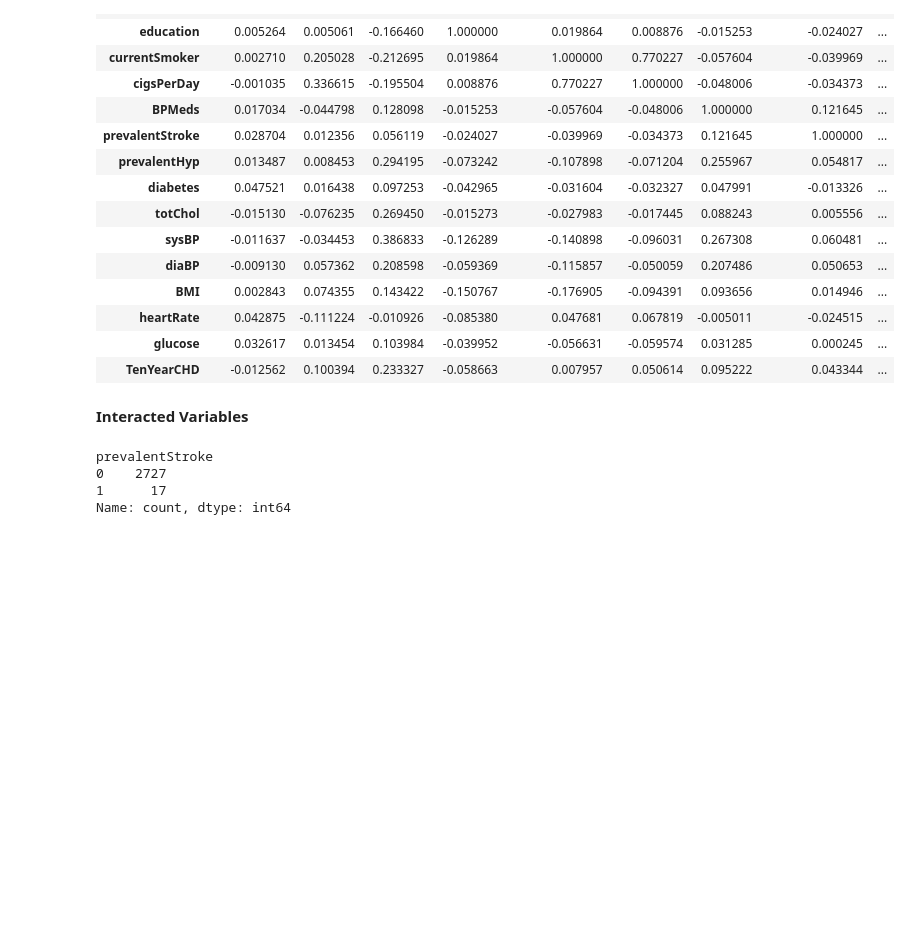
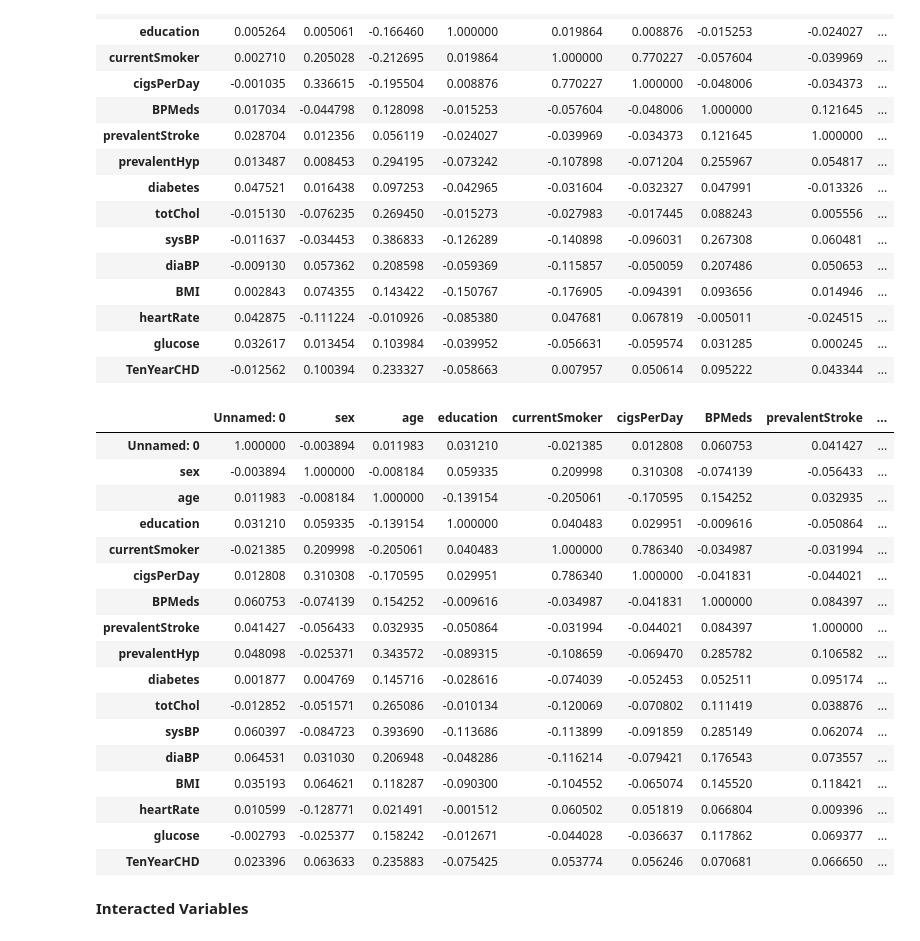
Before and after one commit to abkerper/project_chd, a Jupyter notebook: AllisonStart.ipynb, the cells around one changed output. Saved outputs shown, nothing was run; the diff lists cells and outputs as text; code cells hidden in the pictures; blank space fills up the shorter version.

```diff
--- a/AllisonStart.ipynb
+++ b/AllisonStart.ipynb
@@ -182,5 +176,26 @@ df_train.corr()
 | heartRate | 0.042875 | -0.111224 | -0.010926 | -0.085380 | 0.047681 | 0.067819 | -0.005011 | -0.024515 | ... |
 | glucose | 0.032617 | 0.013454 | 0.103984 | -0.039952 | -0.056631 | -0.059574 | 0.031285 | 0.000245 | ... |
 | TenYearCHD | -0.012562 | 0.100394 | 0.233327 | -0.058663 | 0.007957 | 0.050614 | 0.095222 | 0.043344 | ... |
+# %%
+df_test.corr()
+# %% [output]
+|  | Unnamed: 0 | sex | age | education | currentSmoker | cigsPerDay | BPMeds | prevalentStroke | ... |
+| Unnamed: 0 | 1.000000 | -0.003894 | 0.011983 | 0.031210 | -0.021385 | 0.012808 | 0.060753 | 0.041427 | ... |
+| sex | -0.003894 | 1.000000 | -0.008184 | 0.059335 | 0.209998 | 0.310308 | -0.074139 | -0.056433 | ... |
+| age | 0.011983 | -0.008184 | 1.000000 | -0.139154 | -0.205061 | -0.170595 | 0.154252 | 0.032935 | ... |
+| education | 0.031210 | 0.059335 | -0.139154 | 1.000000 | 0.040483 | 0.029951 | -0.009616 | -0.050864 | ... |
+| currentSmoker | -0.021385 | 0.209998 | -0.205061 | 0.040483 | 1.000000 | 0.786340 | -0.034987 | -0.031994 | ... |
+| cigsPerDay | 0.012808 | 0.310308 | -0.170595 | 0.029951 | 0.786340 | 1.000000 | -0.041831 | -0.044021 | ... |
+| BPMeds | 0.060753 | -0.074139 | 0.154252 | -0.009616 | -0.034987 | -0.041831 | 1.000000 | 0.084397 | ... |
+| prevalentStroke | 0.041427 | -0.056433 | 0.032935 | -0.050864 | -0.031994 | -0.044021 | 0.084397 | 1.000000 | ... |
+| prevalentHyp | 0.048098 | -0.025371 | 0.343572 | -0.089315 | -0.108659 | -0.069470 | 0.285782 | 0.106582 | ... |
+| diabetes | 0.001877 | 0.004769 | 0.145716 | -0.028616 | -0.074039 | -0.052453 | 0.052511 | 0.095174 | ... |
+| totChol | -0.012852 | -0.051571 | 0.265086 | -0.010134 | -0.120069 | -0.070802 | 0.111419 | 0.038876 | ... |
+| sysBP | 0.060397 | -0.084723 | 0.393690 | -0.113686 | -0.113899 | -0.091859 | 0.285149 | 0.062074 | ... |
+| diaBP | 0.064531 | 0.031030 | 0.206948 | -0.048286 | -0.116214 | -0.079421 | 0.176543 | 0.073557 | ... |
+| BMI | 0.035193 | 0.064621 | 0.118287 | -0.090300 | -0.104552 | -0.065074 | 0.145520 | 0.118421 | ... |
+| heartRate | 0.010599 | -0.128771 | 0.021491 | -0.001512 | 0.060502 | 0.051819 | 0.066804 | 0.009396 | ... |
+| glucose | -0.002793 | -0.025377 | 0.158242 | -0.012671 | -0.044028 | -0.036637 | 0.117862 | 0.069377 | ... |
+| TenYearCHD | 0.023396 | 0.063633 | 0.235883 | -0.075425 | 0.053774 | 0.056246 | 0.070681 | 0.066650 | ... |
 # %% [markdown]
 **Interacted Variables**
@@ -191,7 +206,0 @@ df_train.loc[(df_train['prevalentHyp'] == 1) & (df_train['prevalentStroke'] == 1
-# %%
-df_train['prevalentStroke'].value_counts()
-# %% [output]
-prevalentStroke
-0    2727
-1      17
-Name: count, dtype: int64
```
Also changed, not shown: parts of 13 cells of this notebook.
